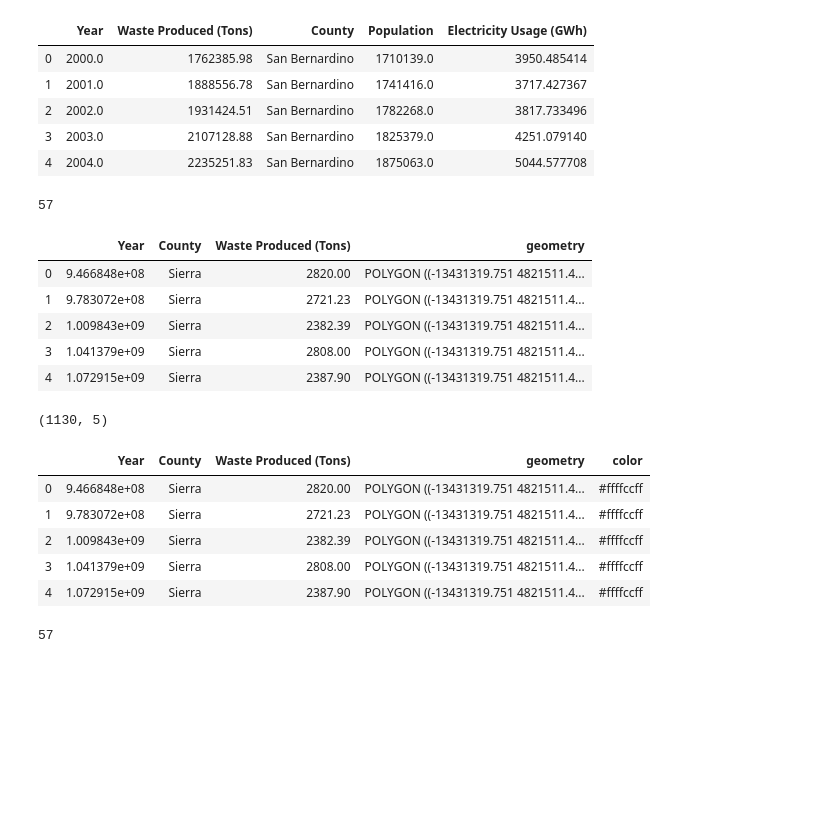
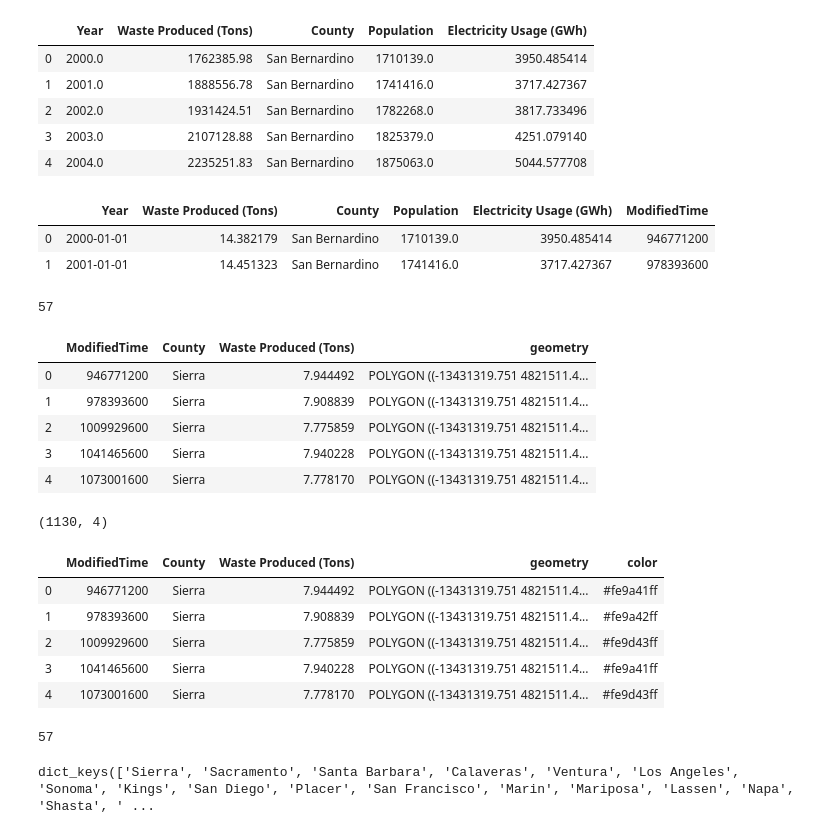
Before and after one commit to matthew-y-dong/ca-waste, a Jupyter notebook: eda/geospatial-eda.ipynb, the cells around one changed output. Saved outputs shown, nothing was run; the diff lists cells and outputs as text; code cells hidden in the pictures; blank space fills up the shorter version.

```diff
--- a/eda/geospatial-eda.ipynb
+++ b/eda/geospatial-eda.ipynb
@@ -74,28 +75,36 @@ complete_feature_df.head()
 | 2 | 2002.0 | 1931424.51 | San Bernardino | 1782268.0 | 3817.733496 |
 | 3 | 2003.0 | 2107128.88 | San Bernardino | 1825379.0 | 4251.079140 |
 | 4 | 2004.0 | 2235251.83 | San Bernardino | 1875063.0 | 5044.577708 |
+# %%
+complete_feature_df["Waste Produced (Tons)"] = np.log(complete_feature_df["Waste Produced (Tons)"])
 # %%
-complete_feature_df["Year"] = pd.to_datetime(complete_feature_df['Year'], format="%Y").astype(int) / 10**9
+complete_feature_df["ModifiedTime"] = pd.to_datetime(complete_feature_df['Year'], format="%Y") + pd.Timedelta(days=1)
+complete_feature_df["ModifiedTime"] = (complete_feature_df["ModifiedTime"].astype(int) // 10**9).astype('U10')
+complete_feature_df.head(2)
+# %% [output]
+|  | Year | Waste Produced (Tons) | County | Population | Electricity Usage (GWh) | ModifiedTime |
+| 0 | 2000-01-01 | 14.382179 | San Bernardino | 1710139.0 | 3950.485414 | 946771200 |
+| 1 | 2001-01-01 | 14.451323 | San Bernardino | 1741416.0 | 3717.427367 | 978393600 |
 # %%
 len(complete_feature_df.County.unique())
 # %% [output]
 57
 # %%
-# complete_feature_gdf = complete_feature_df.merge(county_shapes, on="County", how="inner")
-complete_feature_gdf = county_shapes.merge(complete_feature_df, on="County", how="inner")
-complete_feature_gdf = complete_feature_gdf[["Year", "County", "Waste Produced (Tons)", "geometry"]]
+complete_feature_gdf = complete_feature_df.merge(county_shapes, on="County", how="inner")
+# complete_feature_gdf = county_shapes.merge(complete_feature_df, on="County", how="inner")
+complete_feature_gdf = complete_feature_gdf[["ModifiedTime", "County", "Waste Produced (Tons)", "geometry"]]
 complete_feature_gdf.head()
 # %% [output]
-|  | Year | County | Waste Produced (Tons) | geometry |
-| 0 | 9.466848e+08 | Sierra | 2820.00 | POLYGON ((-13431319.751 4821511.4... |
-| 1 | 9.783072e+08 | Sierra | 2721.23 | POLYGON ((-13431319.751 4821511.4... |
-| 2 | 1.009843e+09 | Sierra | 2382.39 | POLYGON ((-13431319.751 4821511.4... |
-| 3 | 1.041379e+09 | Sierra | 2808.00 | POLYGON ((-13431319.751 4821511.4... |
-| 4 | 1.072915e+09 | Sierra | 2387.90 | POLYGON ((-13431319.751 4821511.4... |
+|  | ModifiedTime | County | Waste Produced (Tons) | geometry |
+| 0 | 946771200 | Sierra | 7.944492 | POLYGON ((-13431319.751 4821511.4... |
+| 1 | 978393600 | Sierra | 7.908839 | POLYGON ((-13431319.751 4821511.4... |
+| 2 | 1009929600 | Sierra | 7.775859 | POLYGON ((-13431319.751 4821511.4... |
+| 3 | 1041465600 | Sierra | 7.940228 | POLYGON ((-13431319.751 4821511.4... |
+| 4 | 1073001600 | Sierra | 7.778170 | POLYGON ((-13431319.751 4821511.4... |
 # %%
 complete_feature_gdf.shape
 # %% [output]
-(1130, 5)
+(1130, 4)
 # %%
 max_colour = max(complete_feature_gdf['Waste Produced (Tons)'])
 min_colour = min(complete_feature_gdf['Waste Produced (Tons)'])
@@ -103,12 +112,12 @@ cmap = cm.linear.YlOrRd_09.scale(min_colour, max_colour)
 complete_feature_gdf['color'] = complete_feature_gdf['Waste Produced (Tons)'].map(cmap)
 complete_feature_gdf.head()
 # %% [output]
-|  | Year | County | Waste Produced (Tons) | geometry | color |
-| 0 | 9.466848e+08 | Sierra | 2820.00 | POLYGON ((-13431319.751 4821511.4... | #ffffccff |
-| 1 | 9.783072e+08 | Sierra | 2721.23 | POLYGON ((-13431319.751 4821511.4... | #ffffccff |
-| 2 | 1.009843e+09 | Sierra | 2382.39 | POLYGON ((-13431319.751 4821511.4... | #ffffccff |
-| 3 | 1.041379e+09 | Sierra | 2808.00 | POLYGON ((-13431319.751 4821511.4... | #ffffccff |
-| 4 | 1.072915e+09 | Sierra | 2387.90 | POLYGON ((-13431319.751 4821511.4... | #ffffccff |
+|  | ModifiedTime | County | Waste Produced (Tons) | geometry | color |
+| 0 | 946771200 | Sierra | 7.944492 | POLYGON ((-13431319.751 4821511.4... | #fe9a41ff |
+| 1 | 978393600 | Sierra | 7.908839 | POLYGON ((-13431319.751 4821511.4... | #fe9a42ff |
+| 2 | 1009929600 | Sierra | 7.775859 | POLYGON ((-13431319.751 4821511.4... | #fe9d43ff |
+| 3 | 1041465600 | Sierra | 7.940228 | POLYGON ((-13431319.751 4821511.4... | #fe9a41ff |
+| 4 | 1073001600 | Sierra | 7.778170 | POLYGON ((-13431319.751 4821511.4... | #fe9d43ff |
 # %%
 # county_list = complete_feature_gdf['County'].unique().tolist()
 # county_idx = range(len(county_list))
@@ -142,3 +149,7 @@ style_data.get("0")
+# %%
+style_data.keys()
+# %% [output]
+dict_keys(['Sierra', 'Sacramento', 'Santa Barbara', 'Calaveras', 'Ventura', 'Los Angeles', 'Sonoma', 'Kings', 'San Diego', 'Placer', 'San Francisco', 'Marin', 'Mariposa', 'Lassen', 'Napa', 'Shasta', ' ...
 # %%
 style_data.get("Orange")
 # %% [output]
```
Also changed, not shown: parts of 9 cells of this notebook.
